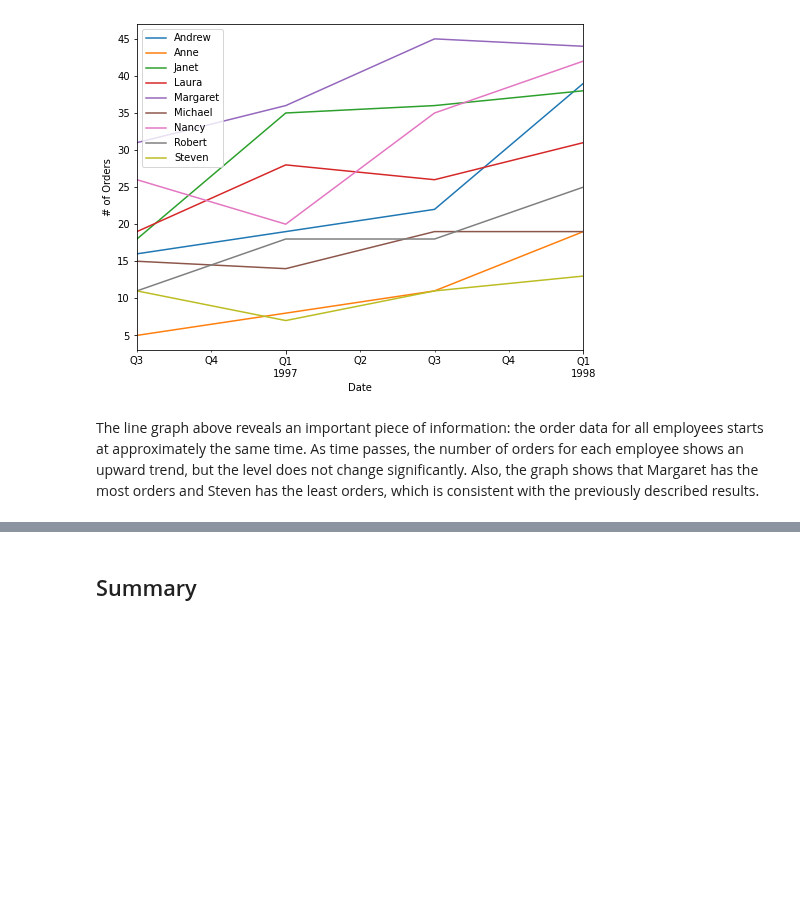
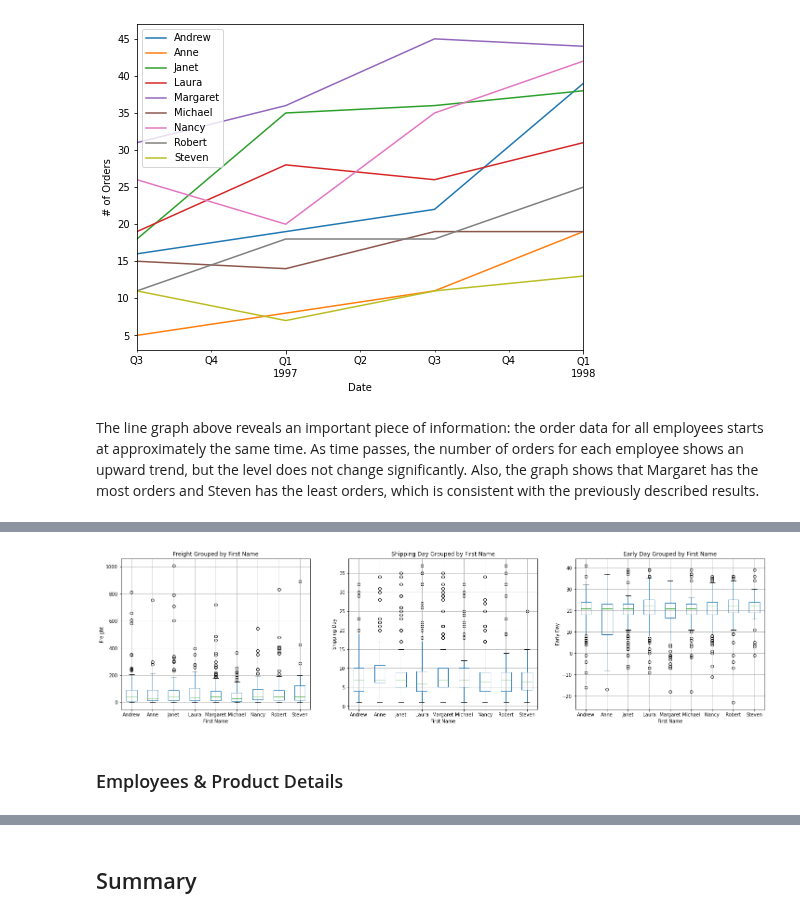
Before and after one commit to peshekhodko/ST590-Project2, a Jupyter notebook: Han_Li_Peshekhodko_ST590_Project2_P2.ipynb, the cells around one changed output, grey strips where cells are left out. Saved outputs shown, nothing was run; the diff lists cells and outputs as text; code cells hidden in the pictures; blank space fills up the shorter version.

Commit message:
Added the employees and order details part's code.

```diff
--- a/Han_Li_Peshekhodko_ST590_Project2_P2.ipynb
+++ b/Han_Li_Peshekhodko_ST590_Project2_P2.ipynb
@@ -127,0 +170,25 @@ The line graph above reveals an important piece of information: the order data f
+# %%
+# Plotting
+# Create the canvas
+fig, ax = plt.subplots(ncols=3, figsize=(24, 6))
+# Create boxplots
+employee_order.boxplot(column='Freight', by='FirstName', ax=ax[0])
+employee_order.boxplot(column='ShippingDay', by='FirstName', ax=ax[1])
+employee_order.boxplot(column='EarlyDay', by='FirstName', ax=ax[2])
+# Add labels
+ax[0].set_title('Freight Grouped by First Name')
+ax[0].set_xlabel('First Name')
+ax[0].set_ylabel('Freight')
+ax[1].set_title('Shipping Day Grouped by First Name')
+ax[1].set_xlabel('First Name')
+ax[1].set_ylabel('Shipping Day')
+ax[2].set_title('Early Day Grouped by First Name')
+ax[2].set_xlabel('First Name')
+ax[2].set_ylabel('Early Day')
+plt.suptitle('')
+# Show the image
+plt.show()
+# %% [output]
+[figure, added]
+# %% [markdown]
+### Employees & Product Details
```
Also changed, not shown: parts of 12 cells of this notebook.
